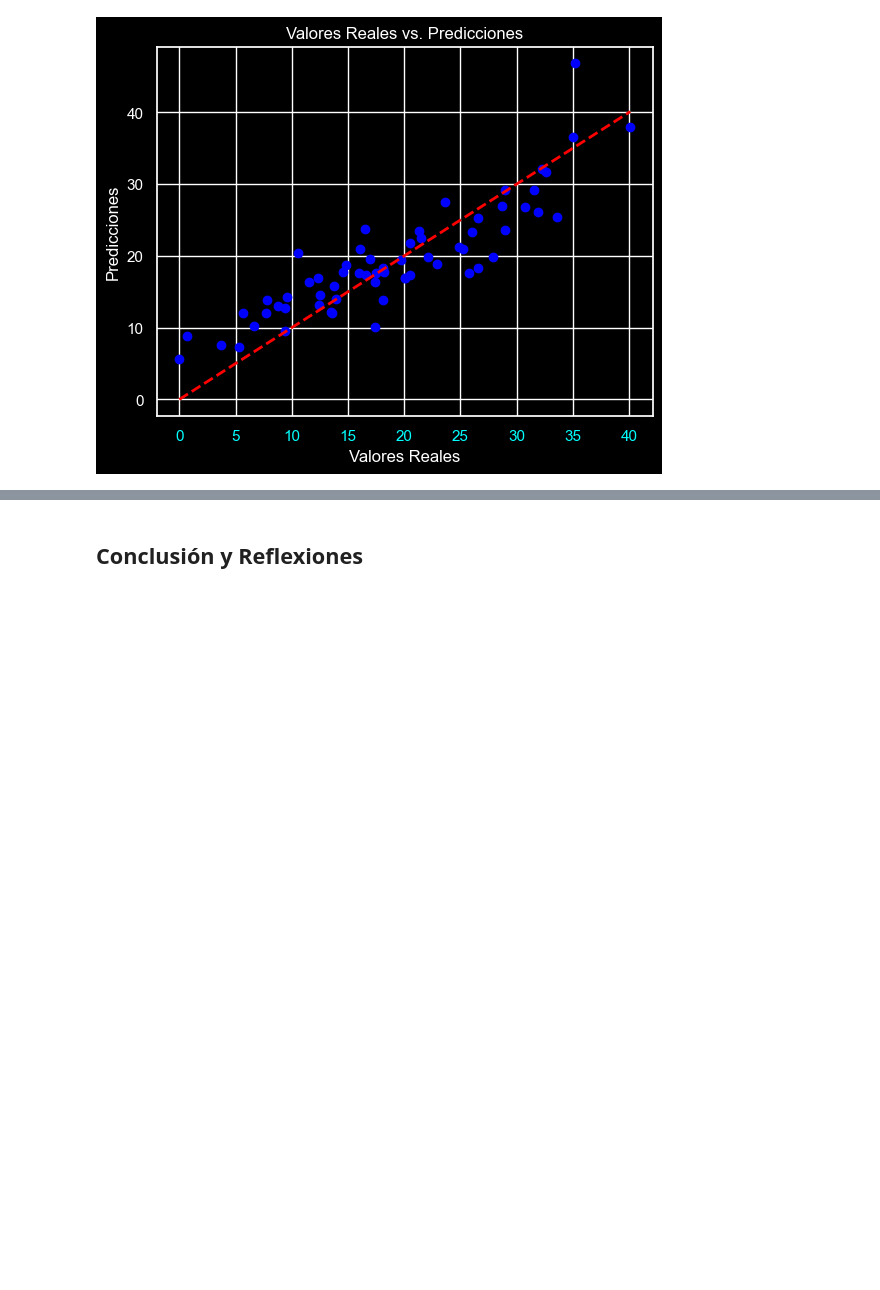
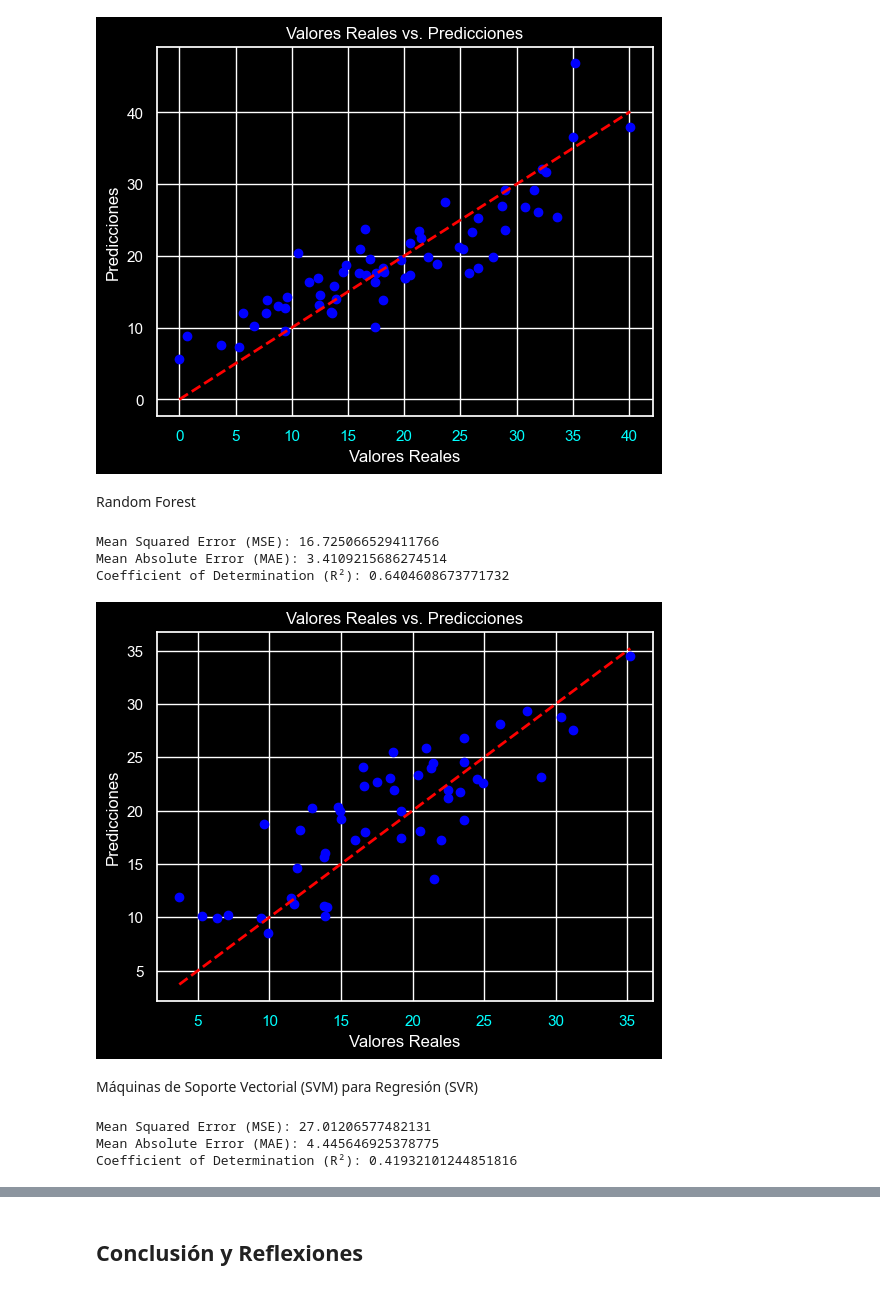
Before and after one commit to Muscian/aprMaqI_CEIA_fork, a Jupyter notebook: trabajo_final/TrabajoFinal.ipynb, the cells around one changed output, grey strips where cells are left out. Cells and saved outputs as stored; diff of their text form; code cells hidden in the pictures; blank space fills up the shorter version.

```diff
--- a/trabajo_final/TrabajoFinal.ipynb
+++ b/trabajo_final/TrabajoFinal.ipynb
@@ -181,0 +184,11 @@ y_pred = lr.predict(X_test)
+# %%
+from sklearn.ensemble import RandomForestRegressor
+from sklearn.model_selection import train_test_split
+from sklearn.metrics import mean_squared_error
+
+X = df.drop('BodyFat', axis=1)
+y = df['BodyFat']
+X_train, X_test, y_train, y_test = train_test_split(X, y, test_size=0.2, random_state=42)
+
+random_forest_model = RandomForestRegressor(random_state=42)
+random_forest_model.fit(X_train, y_train)
@@ -181,0 +199,11 @@ y_pred = lr.predict(X_test)
+# %%
+from sklearn.svm import SVR
+
+X = df.drop('BodyFat', axis=1)
+y = df['BodyFat']
+X_train, X_test, y_train, y_test = train_test_split(X, y, test_size=0.2, random_state=42)
+
+svr_model = SVR()
+svr_model.fit(X_train, y_train)
+
+y_pred = svr_model.predict(X_test)
@@ -205,3 +250,48 @@ plt.title('Valores Reales vs. Predicciones')
 plt.show()
 # %% [output]
 [figure]
+# %% [markdown]
+Random Forest
+# %%
+# Random Forest
+from sklearn.metrics import mean_absolute_error, r2_score
+
+y_pred = random_forest_model.predict(X_test)
+
+
+mse = mean_squared_error(y_test, y_pred)
+mae = mean_absolute_error(y_test, y_pred)
+r2 = r2_score(y_test, y_pred)
+
+print(f"Mean Squared Error (MSE): {mse}")
+print(f"Mean Absolute Error (MAE): {mae}")
+print(f"Coefficient of Determination (R²): {r2}")
+# %% [output]
+Mean Squared Error (MSE): 16.725066529411766
+Mean Absolute Error (MAE): 3.4109215686274514
+Coefficient of Determination (R²): 0.6404608673771732
+# %%
+plt.scatter(y_test, y_pred, color='blue')
+plt.plot([y_test.min(), y_test.max()], [y_test.min(), y_test.max()], 'k--', lw=2, color='red')  # Línea de ajuste perfecto
+plt.xlabel('Valores Reales')
+plt.ylabel('Predicciones')
+plt.title('Valores Reales vs. Predicciones')
+plt.show()
+# %% [output]
+[figure, added]
+# %% [markdown]
+ Máquinas de Soporte Vectorial (SVM) para Regresión (SVR)
+# %%
+# Máquinas de Soporte Vectorial (SVM) para Regresión (SVR)
+
+mse = mean_squared_error(y_test, y_pred)
+mae = mean_absolute_error(y_test, y_pred)
+r2 = r2_score(y_test, y_pred)
+
+print(f"Mean Squared Error (MSE): {mse}")
+print(f"Mean Absolute Error (MAE): {mae}")
+print(f"Coefficient of Determination (R²): {r2}")
+# %% [output]
+Mean Squared Error (MSE): 27.01206577482131
+Mean Absolute Error (MAE): 4.445646925378775
+Coefficient of Determination (R²): 0.41932101244851816
```
Also changed, not shown: parts of 7 cells of this notebook.
